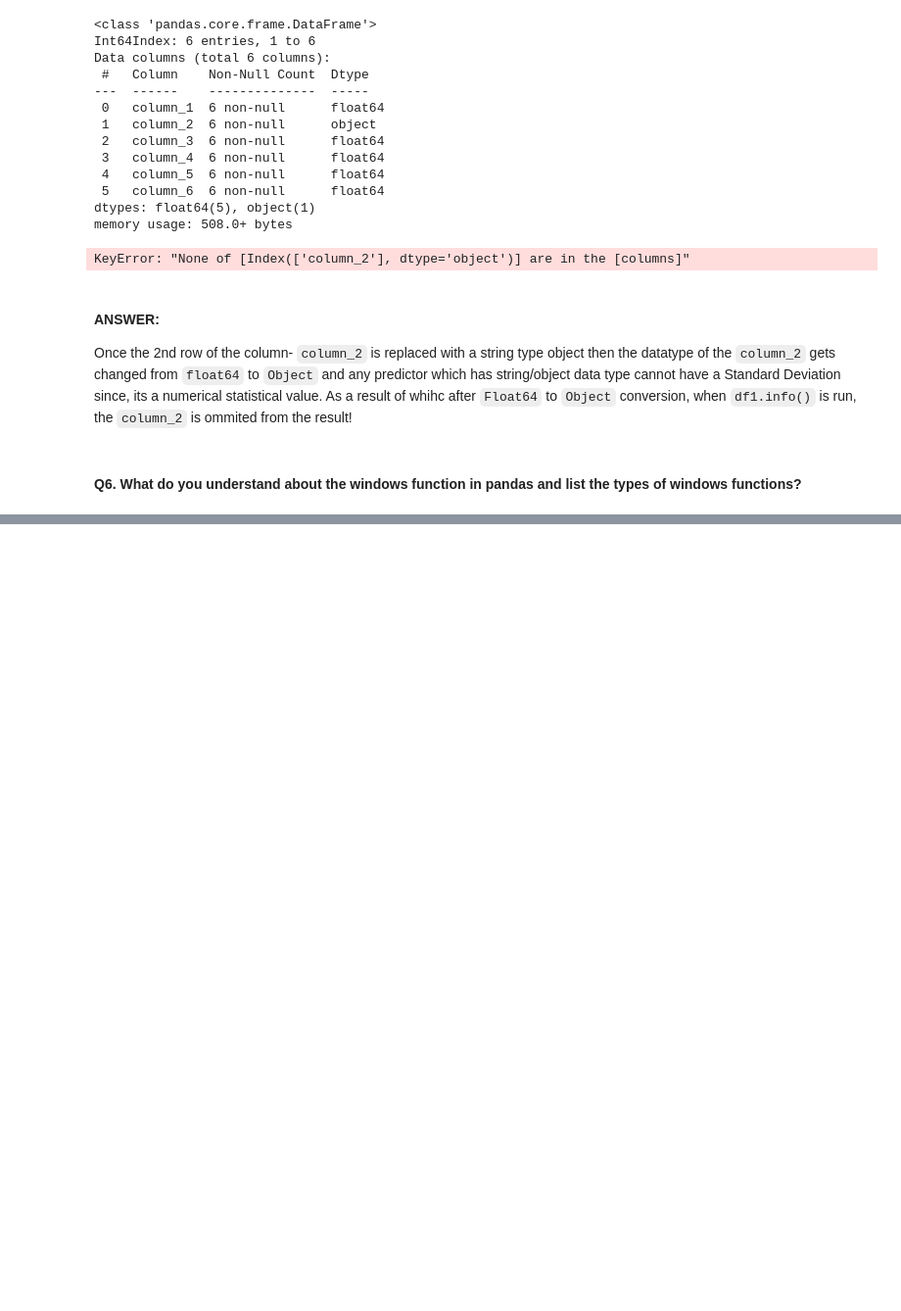
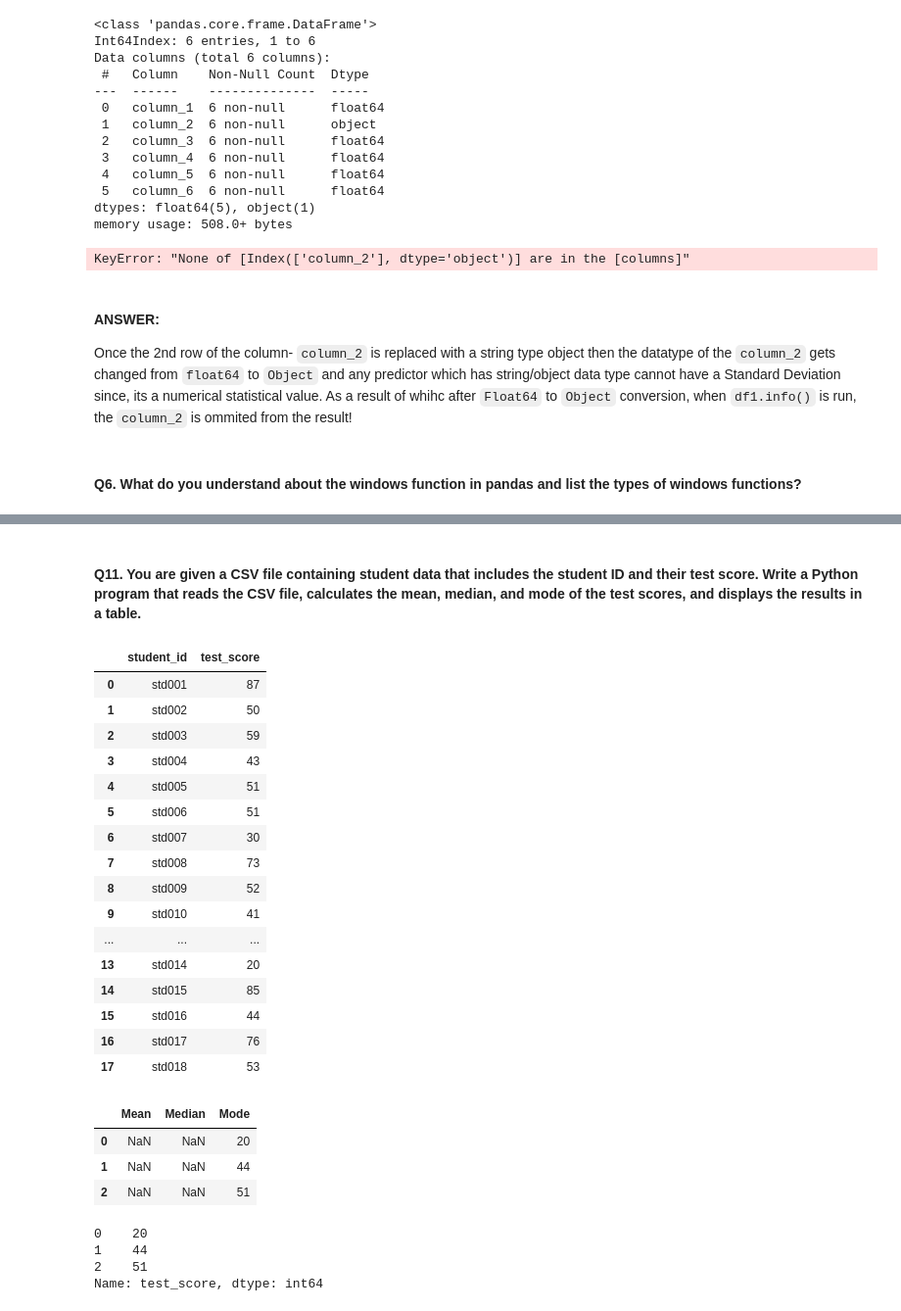
Before and after one commit to AdarshNamdev/PWSkills-Data-Science-Masters, a Jupyter notebook: Pandas/25FebPandasAdvanced.ipynb, the cells around one changed output, grey strips where cells are left out. Shown at 98% size. Saved outputs shown, nothing was run; the diff lists cells and outputs as text; code cells hidden in the pictures; blank space fills up the shorter version.

```diff
--- a/Pandas/25FebPandasAdvanced.ipynb
+++ b/Pandas/25FebPandasAdvanced.ipynb
@@ -258,0 +544,42 @@ Once the 2nd row of the column- `column_2` is replaced with a string type object
+# %% [markdown]
+#### Q11. You are given a CSV file containing student data that includes the student ID and their test score. Write a Python program that reads the CSV file, calculates the mean, median, and mode of the test scores, and displays the results in a table.
+# %%
+student_data = pd.read_csv("D:\Github\PWSkills-Data-Science-Masters\Pandas\student_samples.csv")
+student_data
+# %% [output]
+|  | student_id | test_score |
+| 0 | std001 | 87 |
+| 1 | std002 | 50 |
+| 2 | std003 | 59 |
+| 3 | std004 | 43 |
+| 4 | std005 | 51 |
+| 5 | std006 | 51 |
+| 6 | std007 | 30 |
+| 7 | std008 | 73 |
+| 8 | std009 | 52 |
+| 9 | std010 | 41 |
+| ... | ... | ... |
+| 13 | std014 | 20 |
+| 14 | std015 | 85 |
+| 15 | std016 | 44 |
+| 16 | std017 | 76 |
+| 17 | std018 | 53 |
+# %%
+student_stats = pd.DataFrame(columns = ['Mean', 'Median', 'Mode'])
+student_stats['Mean'] = student_data.test_score.mean()
+student_stats['Median'] = student_data.test_score.median()
+student_stats['Mode'] = student_data.test_score.mode().to_numpy()
+
+student_stats
+# %% [output]
+|  | Mean | Median | Mode |
+| 0 | NaN | NaN | 20 |
+| 1 | NaN | NaN | 44 |
+| 2 | NaN | NaN | 51 |
+# %%
+student_data.test_score.mode()
+# %% [output]
+0    20
+1    44
+2    51
+Name: test_score, dtype: int64
```
Also changed, not shown: parts of 24 cells of this notebook, 2 other files.
